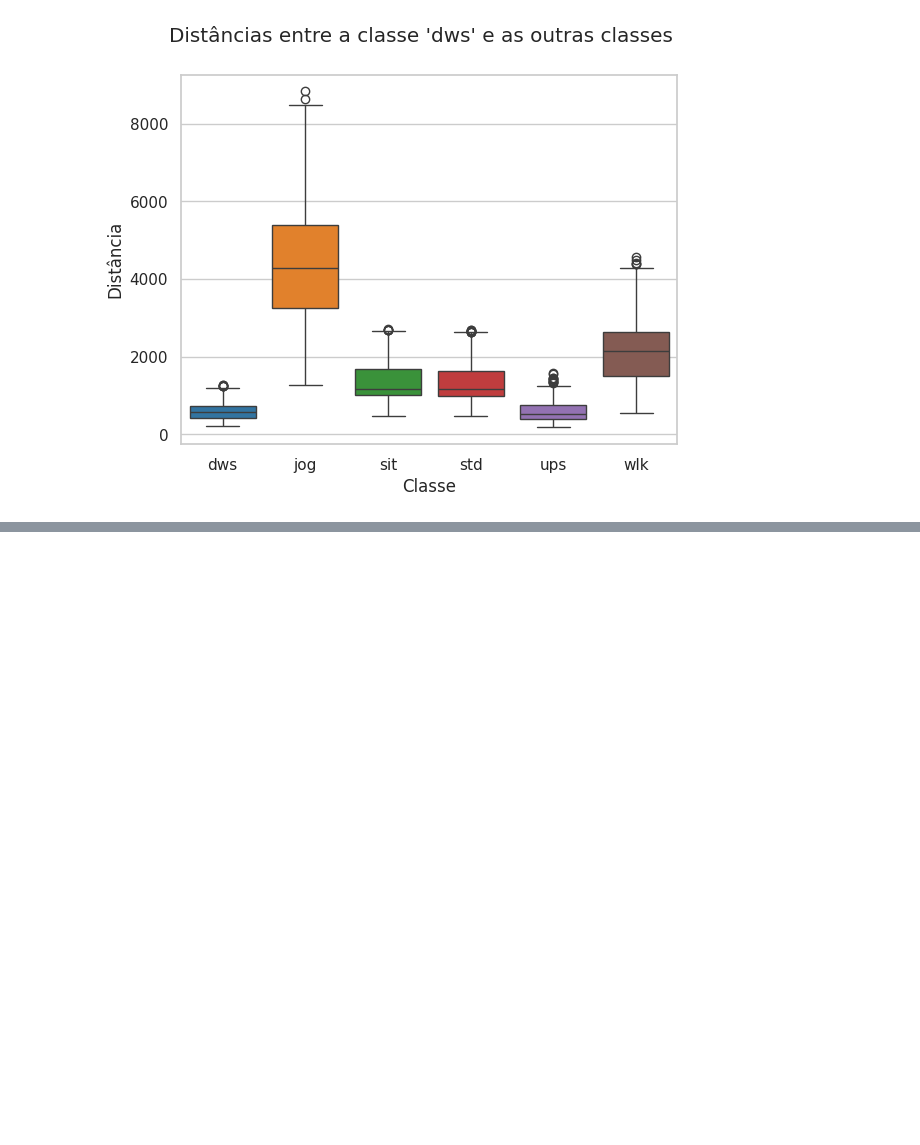
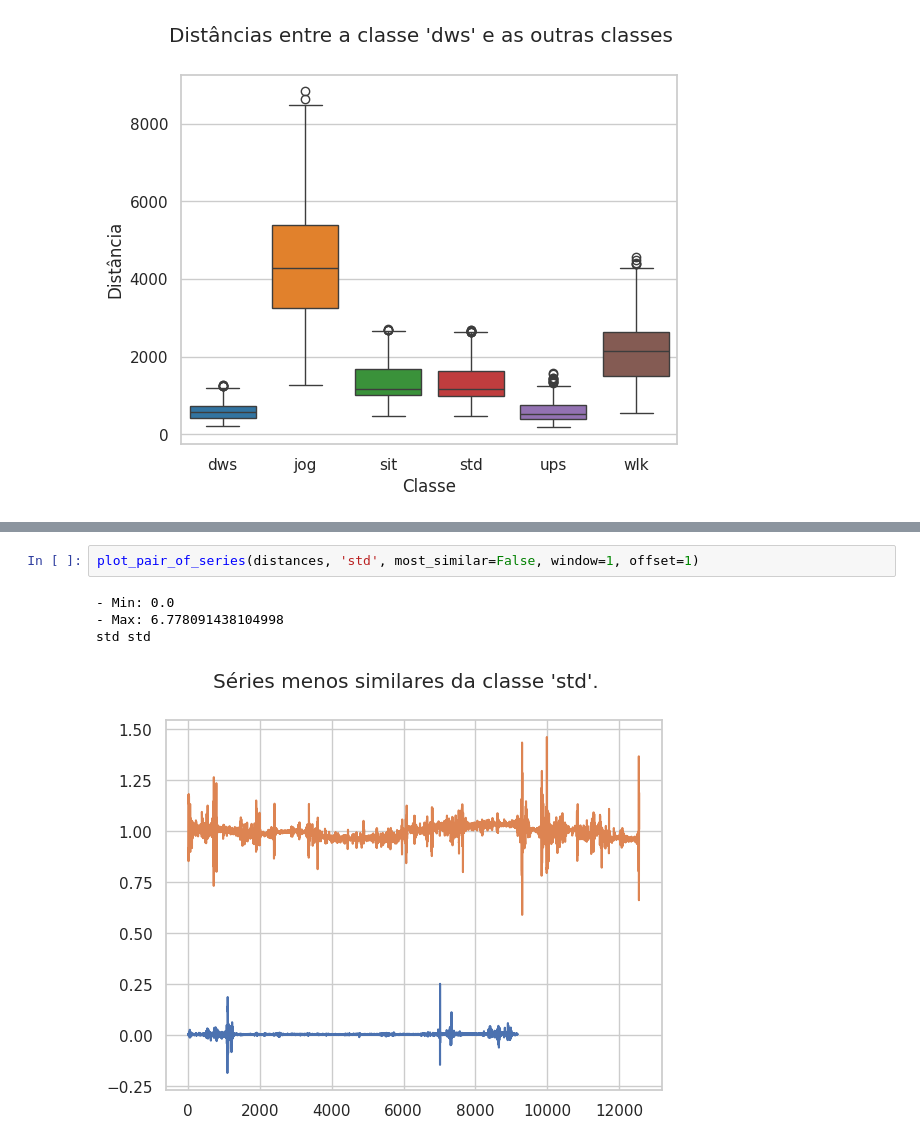
Before and after one commit to kenzosakiyama/scc5977-series-temporais, a Jupyter notebook: comparando_distancias.ipynb, the cells around one changed output, grey strips where cells are left out. Saved outputs shown, nothing was run; the diff lists cells and outputs as text; blank space fills up the shorter version.

```diff
--- a/comparando_distancias.ipynb
+++ b/comparando_distancias.ipynb
@@ -72,0 +114,7 @@ plot_distances_by_label(distance_dict, LABEL)
+# %%
+plot_pair_of_series(distances, 'std', most_similar=False, window=1, offset=1)
+# %% [output]
+- Min: 0.0
+- Max: 6.778091438104998
+std std
+[figure, added]
```
Also changed, not shown: parts of 8 cells of this notebook, 1 other file.
